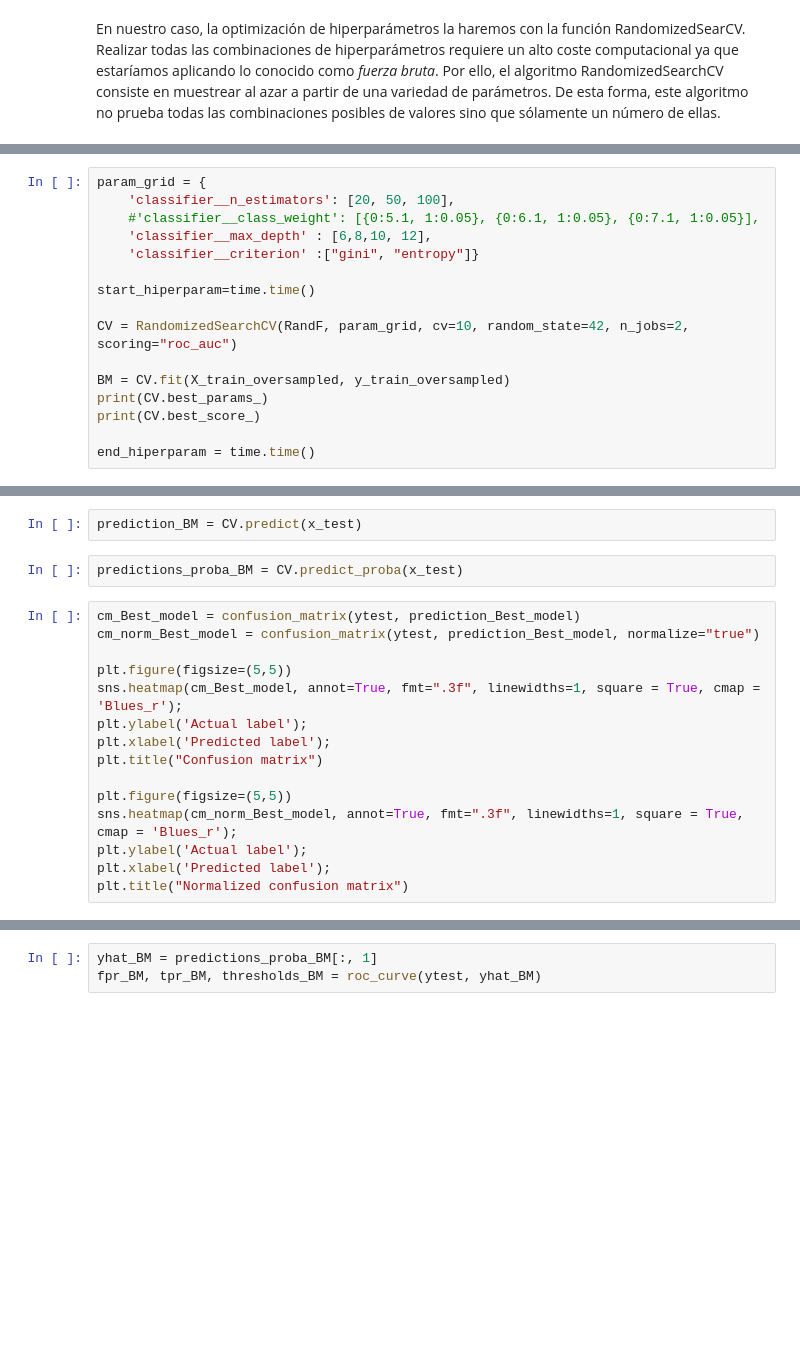
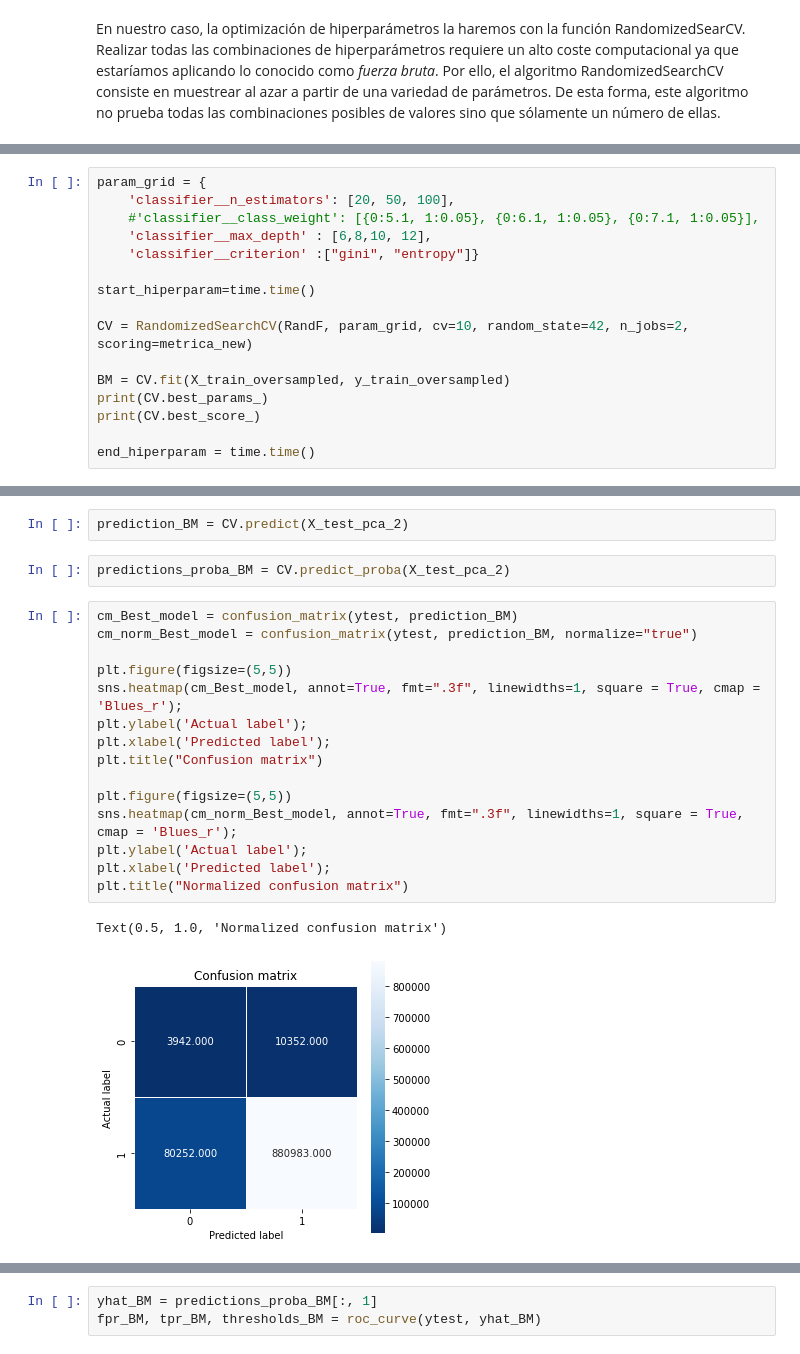
Before and after one commit to aitorlarrinoa/Machine_Learning, a Jupyter notebook: big_practice/notebooks/03_MODELOS.ipynb, the cells around one changed output, grey strips where cells are left out. Saved outputs shown, nothing was run; the diff lists cells and outputs as text; blank space fills up the shorter version.

```diff
--- a/big_practice/notebooks/03_MODELOS.ipynb
+++ b/big_practice/notebooks/03_MODELOS.ipynb
@@ -987,7 +1225,7 @@ param_grid = {
 
 start_hiperparam=time.time()
 
-CV = RandomizedSearchCV(RandF, param_grid, cv=10, random_state=42, n_jobs=2, scoring="roc_auc")
+CV = RandomizedSearchCV(RandF, param_grid, cv=10, random_state=42, n_jobs=2, scoring=metrica_new)
 
 BM = CV.fit(X_train_oversampled, y_train_oversampled)
 print(CV.best_params_)
@@ -997,19 +1255,22 @@ end_hiperparam = time.time()
 # %%
-prediction_BM = CV.predict(x_test)
+prediction_BM = CV.predict(X_test_pca_2)
 # %%
-predictions_proba_BM = CV.predict_proba(x_test)
+predictions_proba_BM = CV.predict_proba(X_test_pca_2)
 # %%
-cm_Best_model = confusion_matrix(ytest, prediction_Best_model)
-cm_norm_Best_model = confusion_matrix(ytest, prediction_Best_model, normalize="true")
+cm_Best_model = confusion_matrix(ytest, prediction_BM)
+cm_norm_Best_model = confusion_matrix(ytest, prediction_BM, normalize="true")
 
 plt.figure(figsize=(5,5))
 sns.heatmap(cm_Best_model, annot=True, fmt=".3f", linewidths=1, square = True, cmap = 'Blues_r');
 plt.ylabel('Actual label');
 plt.xlabel('Predicted label');
 plt.title("Confusion matrix")
 
 plt.figure(figsize=(5,5))
 sns.heatmap(cm_norm_Best_model, annot=True, fmt=".3f", linewidths=1, square = True, cmap = 'Blues_r');
 plt.ylabel('Actual label');
 plt.xlabel('Predicted label');
 plt.title("Normalized confusion matrix")
+# %% [output]
+Text(0.5, 1.0, 'Normalized confusion matrix')
+[figure, added]
```
Also changed, not shown: parts of 64 cells of this notebook, 3 other files.
